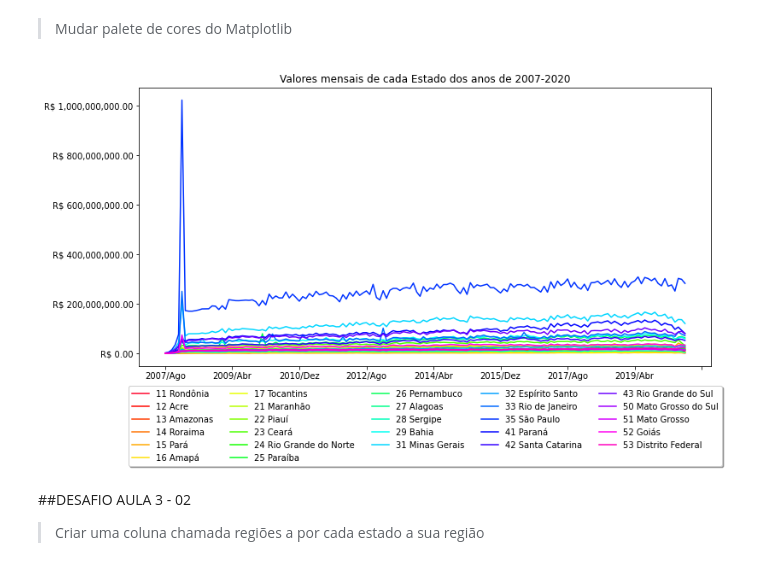
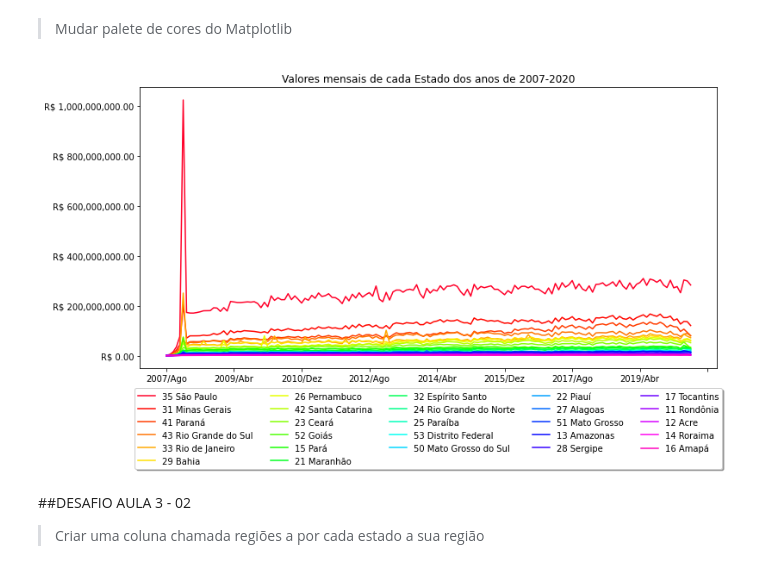
Before and after one commit to MatheusOrange211/Bootcamp-Alura, a Jupyter notebook: Bootcamp_Alura_Data_Science_Hospitalar.ipynb, the cells around one changed output. Saved outputs shown, nothing was run; the diff lists cells and outputs as text; code cells hidden in the pictures.

```diff
--- a/Bootcamp_Alura_Data_Science_Hospitalar.ipynb
+++ b/Bootcamp_Alura_Data_Science_Hospitalar.ipynb
@@ -426,3 +426,6 @@ usaveis.T.plot()
+# %%
+
+usaveis_com_total = usaveis
 # %%
 usaveis = usaveis.drop("Total",axis=1) #remover ele do eixo das linhas (linha = 1 / coluna = 0)
 usaveis.head()
@@ -602,9 +605,8 @@ usaveis.sample(n=7)
 ## Ordenar a tabela pelo total de gastos dos estados
 >Como organizar nossa tabela agora, mas não pelos indices, mas sim pela coluna total. Ou seja, mostrar os estados que mais gastaram (ou menos) de maneira ordenada
 # %%
-# usaveis.sort_values("total") -------------> Neste caso ele mostra do menor gasto (na primeira linha) até o que mais gastou
-ordenado_por_total_gastos = usaveis.sort_values("total", ascending=False) # do maior gasto ao menor
-ordenado_por_total_gastos = ordenado_por_total_gastos.drop("total",axis=1)
+ordenado_por_total_gastos = usaveis_com_total.sort_values("Total", ascending=False) # do maior gasto ao menor
+ordenado_por_total_gastos = ordenado_por_total_gastos.drop("Total",axis=1)
 ordenado_por_total_gastos.head()
 # %% [output]
 |  | 2007/Ago | 2007/Set | 2007/Out | 2007/Nov | 2007/Dez | 2008/Jan | 2008/Fev | 2008/Mar | 2008/Abr | ... |
@@ -620,5 +620,3 @@ ordenado_por_total_gastos.head()
-# %%
-ordenado_por_total_gastos = ordenado_por_total_gastos.drop('regiao',axis=1)
 # %%
 ordenado_por_total_gastos.head(5).T.plot(figsize=(10,7))
 # %% [output]
@@ -689,17 +687,17 @@ plt.show()
 # %% [markdown]
 >Mudar palete de cores do Matplotlib
 # %%
-usaveis_grafico = usaveis.T.plot(figsize = (12,6),colormap="gist_rainbow")
+usaveis_grafico = ordenado_por_total_gastos.T.plot(figsize = (12,6),colormap="gist_rainbow")
 usaveis_grafico.legend(loc='upper center',bbox_to_anchor=(0.5, -0.055),shadow=True,ncol=5) #como adicionar legenda fora
 
 usaveis_grafico.yaxis.set_major_formatter(ticker.StrMethodFormatter("R$ {x:,.2f}"))
 
 # plt.yticks(color='w',fontsize=8)
 # plt.xticks(color='w',fontsize=8)
 plt.title("Valores mensais de cada Estado dos anos de 2007-2020",fontsize= 12)
 plt.show()
 # %% [output]
-[figure, old version]
+[figure, new version]
 # %% [markdown]
 ##DESAFIO AULA 3 - 02
 >Criar uma coluna chamada regiões a por cada estado a sua região
```
Also changed, not shown: parts of 32 cells of this notebook.
